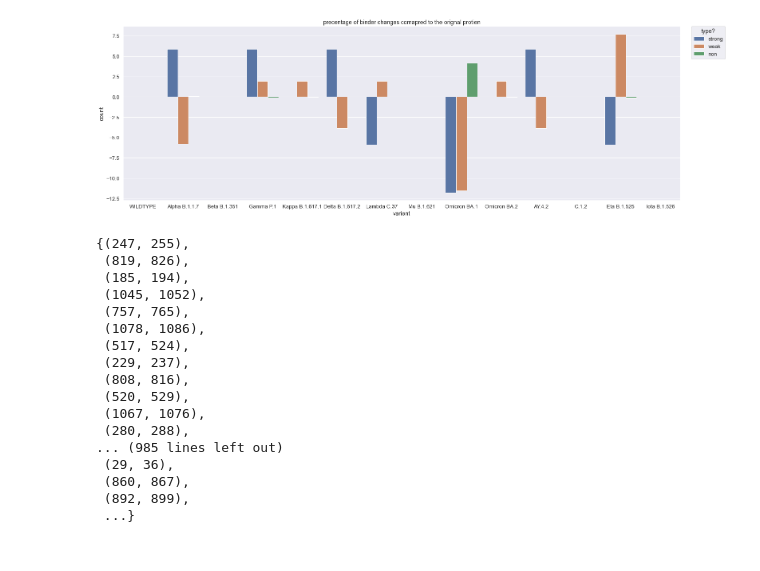
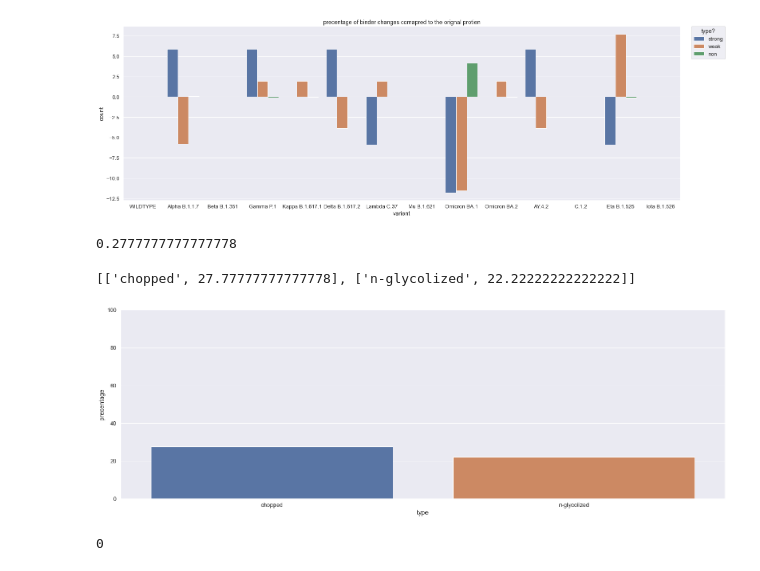
Before and after one commit to itaybroder/mutation_pipline, a Jupyter notebook: analysis/main.ipynb, the cells around one changed output. Cells and saved outputs as stored; diff of their text form; code cells hidden in the pictures.

```diff
--- a/analysis/main.ipynb
+++ b/analysis/main.ipynb
@@ -276,22 +275,44 @@ def get_tupels(base_df):
         touples_list.append((row["start_pos"], row["end_pos"]))
     return touples_list
 # %%
-set(get_tupels(base_df[base_df["varient"] == "original"]))
+added_poistions = set(get_tupels(base_df)) - set(get_tupels(base_df[base_df["varient"] == "original"]))
-# %% [output]
-{(247, 255),
- (819, 826),
- (185, 194),
- (1045, 1052),
- (757, 765),
- (1078, 1086),
- (517, 524),
- (229, 237),
- (808, 816),
- (520, 529),
- (1067, 1076),
- (280, 288),
-... (985 lines left out)
- (29, 36),
- (860, 867),
- (892, 899),
- ...}
+# %%
+pos_list = []
+for pos in added_poistions:
+    start_pos, end_pos = pos
+    pos_list.append(int(base_df[(base_df["start_pos"] == start_pos) & (base_df["end_pos"] == end_pos)]["Unnamed: 0"]))
+# %%
+added_df = base_df[base_df["Unnamed: 0"].isin(pos_list)]
+# %%
+len(added_df[added_df["Chopped"] == True])/len(added_df)
+len(added_df[added_df["Chopped"] == True])/len(added_df)
+# %% [output]
+0.2777777777777778
+# %%
+rows=[]
+
+rows.append(["chopped", len(added_df[added_df["Chopped"] == True])/len(added_df)*100])
+rows.append(["n-glycolized", len(added_df[added_df["Potential"] > 0])/len(added_df)*100])
+
+new_df_df = pd.DataFrame(rows, columns=["type", "precentage"])
+
+print(rows)
+# %% [output]
+[['chopped', 27.77777777777778], ['n-glycolized', 22.22222222222222]]
+# %%
+sns.set_theme(style="whitegrid")
+sns.set(rc = {'figure.figsize':(25,8)})
+sns.set(font_scale = 1.2)
+
+ax = sns.barplot(x="type", y="precentage", data=new_df_df)
+ax.set(ylim=(0,100))
+
+
+plt.savefig("plots/lalalalaal.png", dpi=500, bbox_inches='tight')
+# %% [output]
+[figure, added]
+# %%
+deleted_poistions = set(get_tupels(base_df[base_df["varient"] == "original"])) -set(get_tupels(base_df[base_df["varient"] != "original"]))
+print(len(deleted_poistions))
+# %% [output]
+0
```
Also changed, not shown: parts of 14 cells of this notebook, 5 other files.
